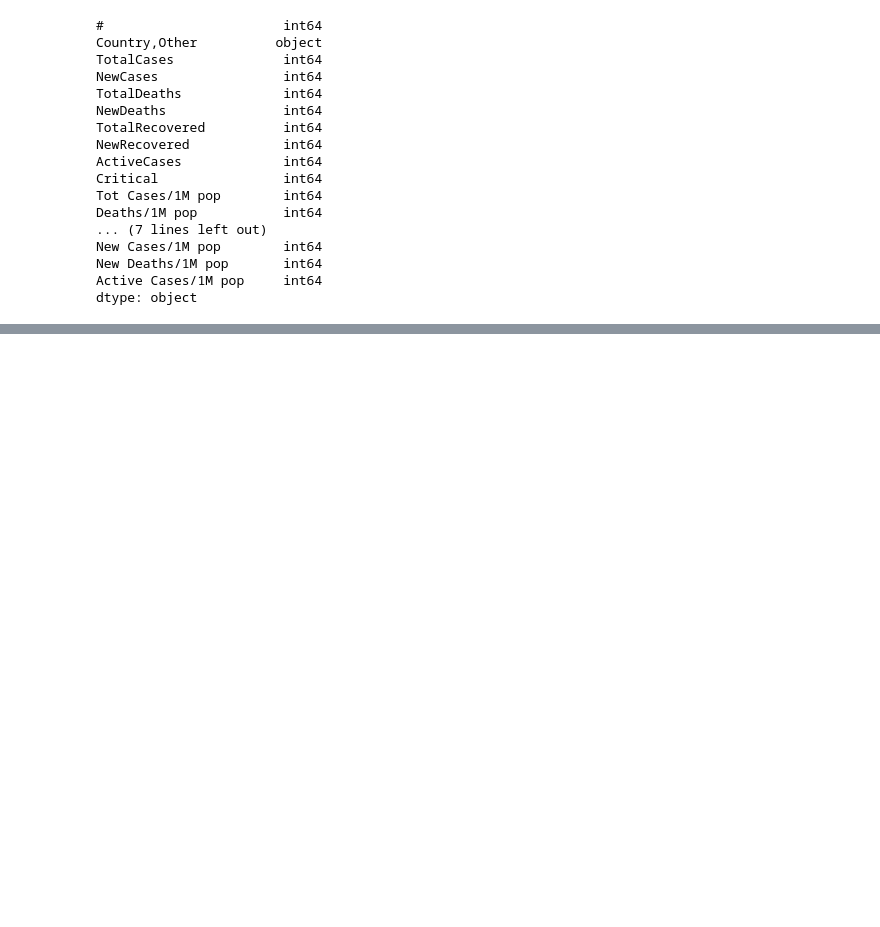
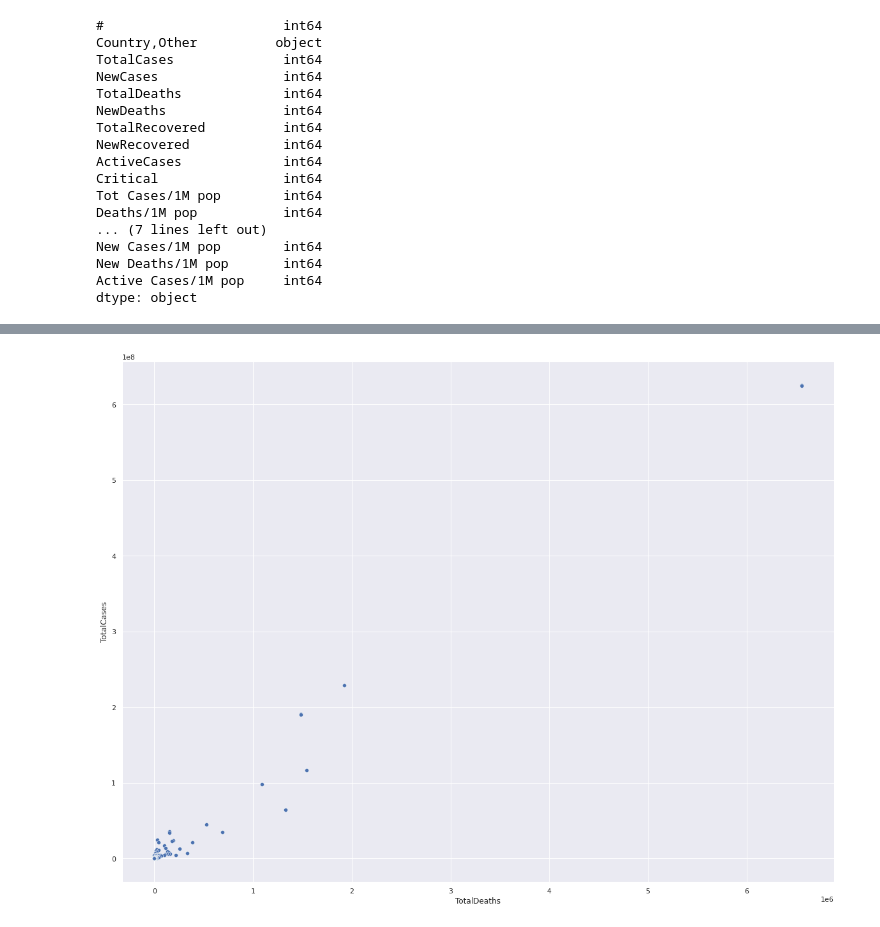
Before and after one commit to rudycav/Web-Scraping-CoronaVirus-Cases, a Jupyter notebook: Project/ CoronaVirus_Cases.ipynb, the cells around one changed output, grey strips where cells are left out. Saved outputs shown, nothing was run; the diff lists cells and outputs as text; code cells hidden in the pictures; blank space fills up the shorter version.

```diff
--- a/Project/ CoronaVirus_Cases.ipynb
+++ b/Project/ CoronaVirus_Cases.ipynb
@@ -121,0 +107,4 @@ df2
+# %%
+#countries_df = df.iloc[8:]
+countries_df = df[8:-8]
+#continents_df = df.iloc[:6]
@@ -121,0 +138,6 @@ df2
+# %%
+fig, ax = plt.subplots(figsize=(20, 15))
+sns.scatterplot(data=countries_df, x=countries_df.TotalDeaths, y=countries_df.TotalCases, legend="full")
+plt.show()
+# %% [output]
+[figure, added]
```
Also changed, not shown: parts of 7 cells of this notebook.
